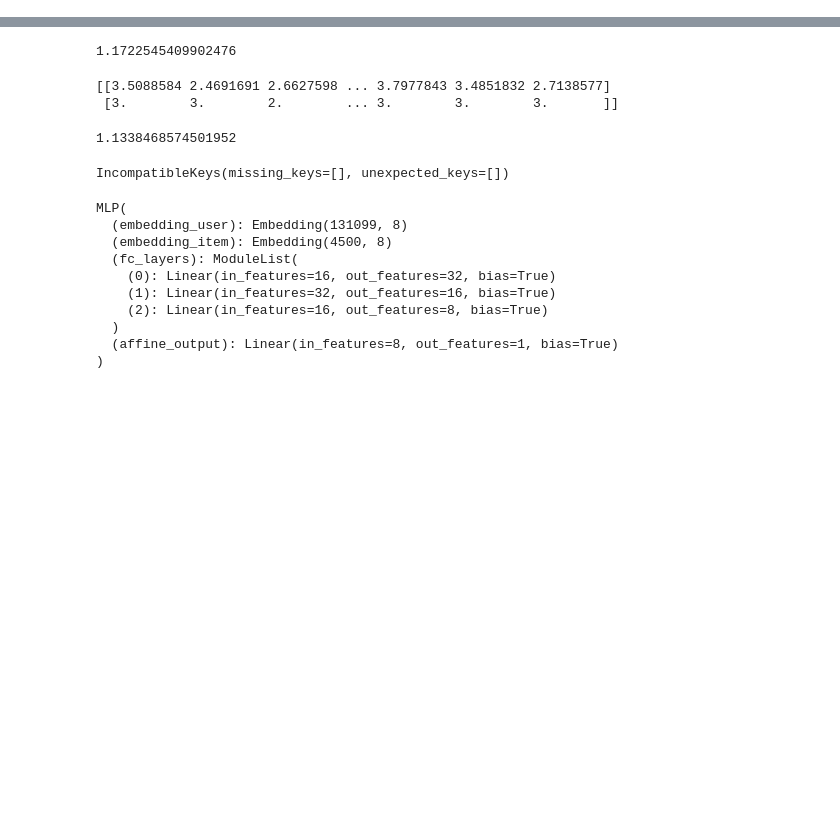
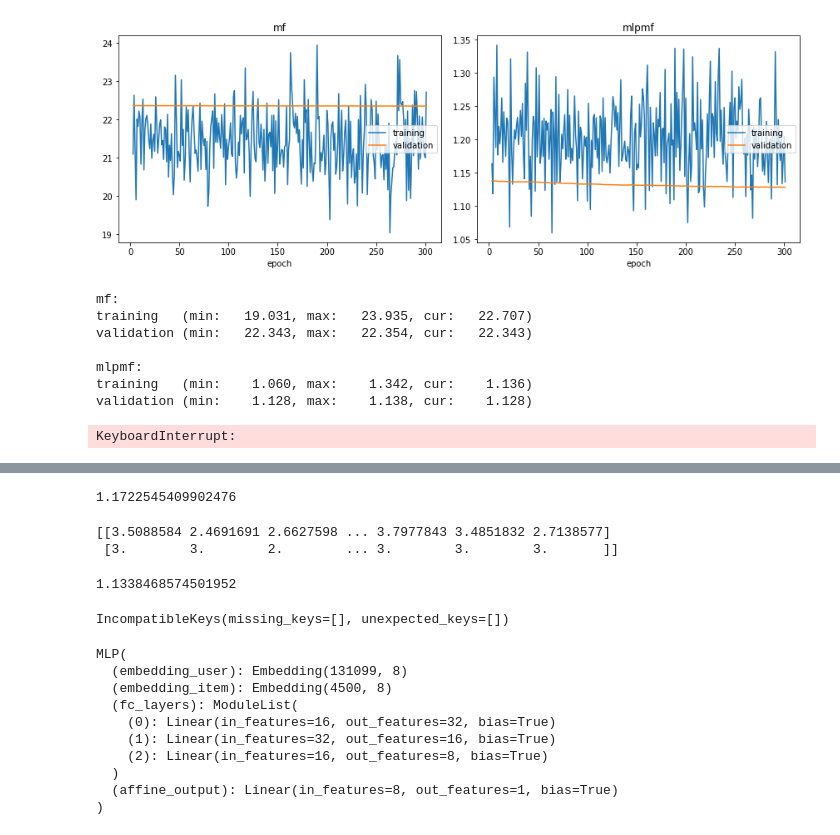
Before and after one commit to SnowWindSaveYou/UTS_ML2019_99151300, a Jupyter notebook: MF.ipynb, the cells around one changed output, grey strips where cells are left out. Cells and saved outputs as stored; diff of their text form; code cells hidden in the pictures; blank space fills up the shorter version.

Commit message:
Trained FM

```diff
--- a/MF.ipynb
+++ b/MF.ipynb
@@ -151,10 +158,12 @@ def prepro(df):
 # %%
-BATCH_SIZE = 10240
+BATCH_SIZE = 1024
 EPOCH = 10
 training_params = {'batch_size': BATCH_SIZE,'shuffle': True,'num_workers': 0}
 # %%
-total_ratings,user_item_pairs,ratings,num_users,num_items = prepro(train_df)
+# make data
+total_ratings,user_item_pairs,ratings,num_users,num_items,user_lists = prepro(train_df)
 train_dataset = Dataset(user_item_pairs,ratings)
-total_ratings_test,user_item_pairs_test,ratings_test,_,_ = prepro(test_df)
+
+total_ratings_test,user_item_pairs_test,ratings_test = prepro(test_df,user_lists)
 test_dataset = Dataset(user_item_pairs_test,ratings_test)
 # %% [output]
@@ -163,3 +179,4 @@ num_users:  14567 num_items:  4500
 # %%
 train_generator = torch.utils.data.DataLoader(train_dataset, **training_params)
 test_generator = torch.utils.data.DataLoader(test_dataset, **training_params)
+test_iter = iter(test_generator)
@@ -173,3 +288,6 @@ MF_criterion = torch.nn.MSELoss()
 MLP_model = MLP(num_users,num_items).to(device)
 MLP_opt = optim.SGD(MLP_model.parameters(), lr=0.001)
 MLP_criterion = torch.nn.MSELoss()
+# %%
+test_dataset = Dataset(user_item_pairs_test,ratings_test)
+testab = test_iter.next()
@@ -175,0 +297,15 @@ MLP_criterion = torch.nn.MSELoss()
+# %%
+for epoch in range(3):
+    mftrain,mlptrain, = epoch_run_2(MF_model,MLP_model, train_generator, testab, MF_opt, MLP_opt,MF_criterion,MLP_criterion)
+    torch.save(MF_model.state_dict(), './models/mf_1.pkl')
+    torch.save(MLP_model.state_dict(), './models/mfmlp_2.pkl')
+# %% [output]
+[figure, added]
+mf:
+training   (min:   19.031, max:   23.935, cur:   22.707)
+validation (min:   22.343, max:   22.354, cur:   22.343)
+
+mlpmf:
+training   (min:    1.060, max:    1.342, cur:    1.136)
+validation (min:    1.128, max:    1.138, cur:    1.128)
+KeyboardInterrupt:
```
Also changed, not shown: parts of 19 cells of this notebook.
